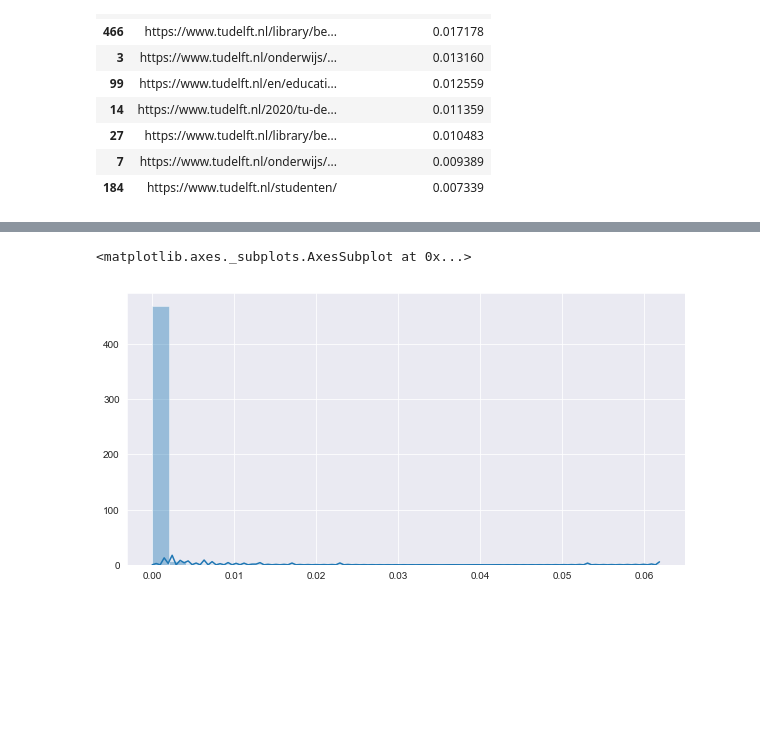
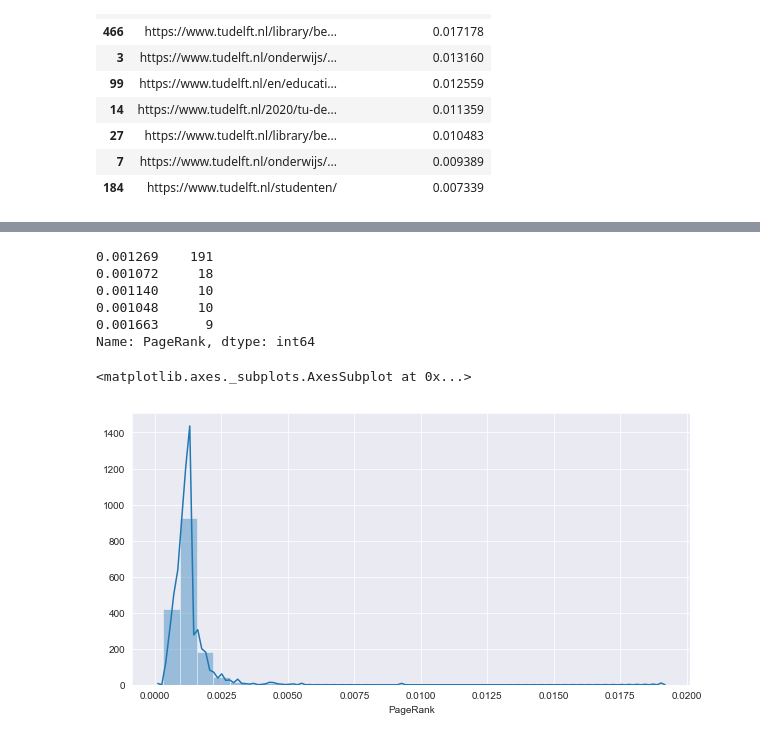
Before and after one commit to TBruyn/Modeling-and-Data-Analysis-in-Complex-Networks, a Jupyter notebook: final/notebooks/Metrics.ipynb, the cells around one changed output, grey strips where cells are left out. Drawn from its saved outputs; the diff is of its cells as text; code cells hidden in the pictures; blank space fills up the shorter version.

```diff
--- a/final/notebooks/Metrics.ipynb
+++ b/final/notebooks/Metrics.ipynb
@@ -298,6 +319,21 @@ c.sort_values('Betweeness centrality',ascending= False).head(10)
+# %%
+pr = nx.pagerank(traffic_graph, alpha=0.8)
+# %%
+pe = pd.DataFrame()
+pe['Nodes'] = pr.keys()
+pe['PageRank'] = pr.values()
+# %%
+pe['PageRank'].value_counts().head()
+# %% [output]
+0.001269    191
+0.001072     18
+0.001140     10
+0.001048     10
+0.001663      9
+Name: PageRank, dtype: int64
 # %%
 plt.figure(figsize=(10,5))
-sns.distplot(np.array(list(between_c.values())), bins =30 )
+sns.distplot(pe['PageRank'], bins =30 )
 # %% [output]
 <matplotlib.axes._subplots.AxesSubplot at 0x...>
-[figure, old version]
+[figure, new version]
```
Also changed, not shown: parts of 37 cells of this notebook.
